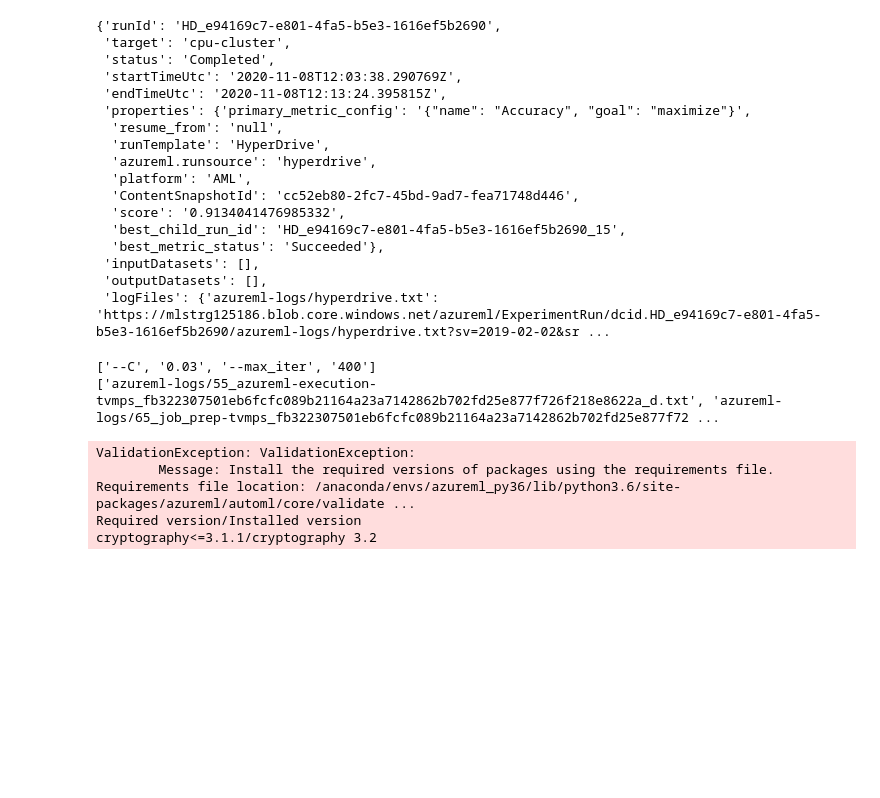
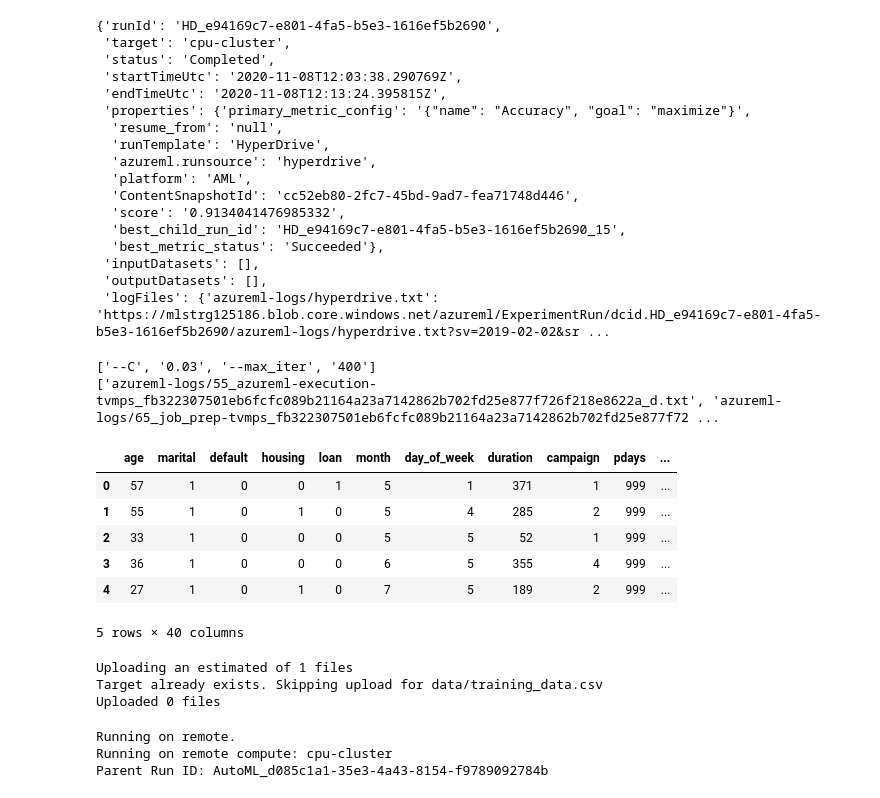
Before and after one commit to hananeouhammouch/MLPipelineinAzure, a Jupyter notebook: udacity-project.ipynb, the cells around one changed output. Cells and saved outputs as stored; diff of their text form; code cells hidden in the pictures; blank space fills up the shorter version.

```diff
--- a/udacity-project.ipynb
+++ b/udacity-project.ipynb
@@ -126,18 +126,42 @@ model = best_run.register_model(model_name='model_hyperdrive', model_path='./')
 ['azureml-logs/55_azureml-execution-tvmps_fb322307501eb6fcfc089b21164a23a7142862b702fd25e877f726f218e8622a_d.txt', 'azureml-logs/65_job_prep-tvmps_fb322307501eb6fcfc089b21164a23a7142862b702fd25e877f72 ...
 # %%
 from azureml.data.dataset_factory import TabularDatasetFactory
+
 
 # Create TabularDataset using TabularDatasetFactory
 # Data is available at:
 # "https://automlsamplenotebookdata.blob.core.windows.net/automl-sample-notebook-data/bankmarketing_train.csv"
-
-path_file="https://automlsamplenotebookdata.blob.core.windows.net/automl-sample-notebook-data/bankmarketing_train.csv"
-
-ds =TabularDatasetFactory.from_delimited_files(path=path_file)
+file_url = 'https://automlsamplenotebookdata.blob.core.windows.net/automl-sample-notebook-data/bankmarketing_train.csv'
+dsauto = TabularDatasetFactory.from_delimited_files(path = file_url)
 # %%
 from train import clean_data
+import pandas as pd
 
 # Use the clean_data function to clean your data.
-x, y = clean_data(ds)
+x, y = clean_data(dsauto)
+y_df = pd.DataFrame(y, columns = ['y'])
+df = pd.concat([x, y_df], axis = 1)
+df.head()
+# %% [output]
+|  | age | marital | default | housing | loan | month | day_of_week | duration | campaign | pdays | ... |
+| 0 | 57 | 1 | 0 | 0 | 1 | 5 | 1 | 371 | 1 | 999 | ... |
+| 1 | 55 | 1 | 0 | 1 | 0 | 5 | 4 | 285 | 2 | 999 | ... |
+| 2 | 33 | 1 | 0 | 0 | 0 | 5 | 5 | 52 | 1 | 999 | ... |
+| 3 | 36 | 1 | 0 | 0 | 0 | 6 | 5 | 355 | 4 | 999 | ... |
+| 4 | 27 | 1 | 0 | 1 | 0 | 7 | 5 | 189 | 2 | 999 | ... |
+5 rows × 40 columns
+# %%
+from sklearn.model_selection import train_test_split
+
+train_data, test_data = train_test_split(df, test_size = .33, random_state = 7)
+train_data.to_csv("training/training_data.csv")
+experiment = Experiment(ws, "automl_experiment")
+datastore = ws.get_default_datastore()
+datastore.upload(src_dir = "training/", target_path = "data/")
+training_data = TabularDatasetFactory.from_delimited_files(path = [(datastore, ("data/training_data.csv"))])
+# %% [output]
+Uploading an estimated of 1 files
+Target already exists. Skipping upload for data/training_data.csv
+Uploaded 0 files
 # %%
 from azureml.train.automl import AutoMLConfig
@@ -158,12 +183,13 @@ automl_config = AutoMLConfig(
 # %%
+
 # Submit your automl run
-
-remote_run = exp.submit(automl_config, show_output = True)
+automlrun = experiment.submit(config = automl_config, show_output = True)
+RunDetails(automlrun).show()
+automlrun.wait_for_completion()
 # %% [output]
-ValidationException: ValidationException:
-        Message: Install the required versions of packages using the requirements file. Requirements file location: /anaconda/envs/azureml_py36/lib/python3.6/site-packages/azureml/automl/core/validate ...
-Required version/Installed version
-cryptography<=3.1.1/cryptography 3.2
+Running on remote.
+Running on remote compute: cpu-cluster
+Parent Run ID: AutoML_d085c1a1-35e3-4a43-8154-f9789092784b
 # %%
 # Retrieve and save your best automl model.
 
```
Also changed, not shown: parts of 1 cell of this notebook.
